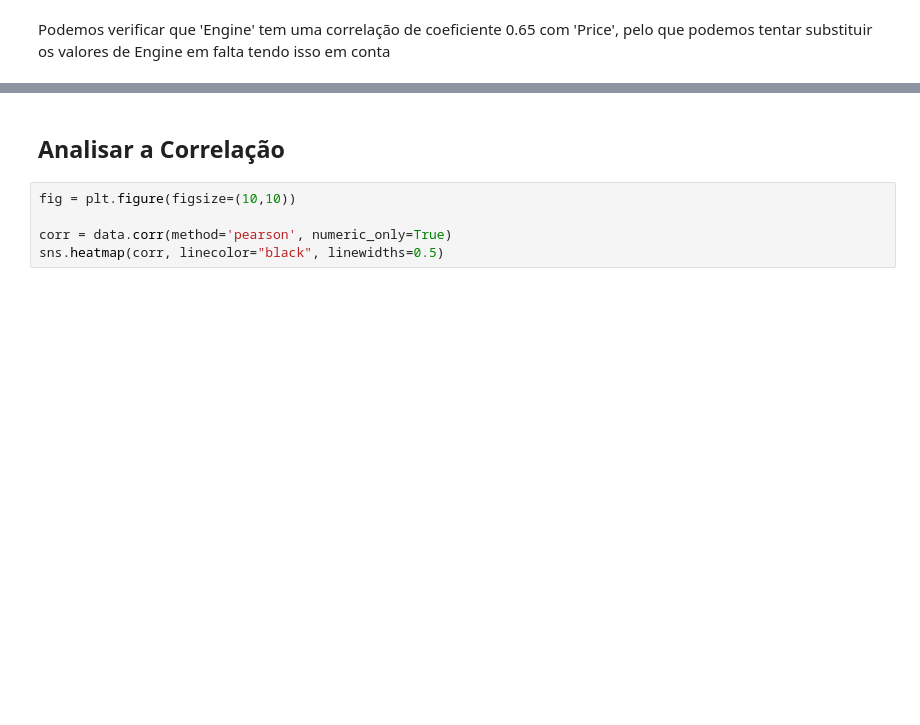
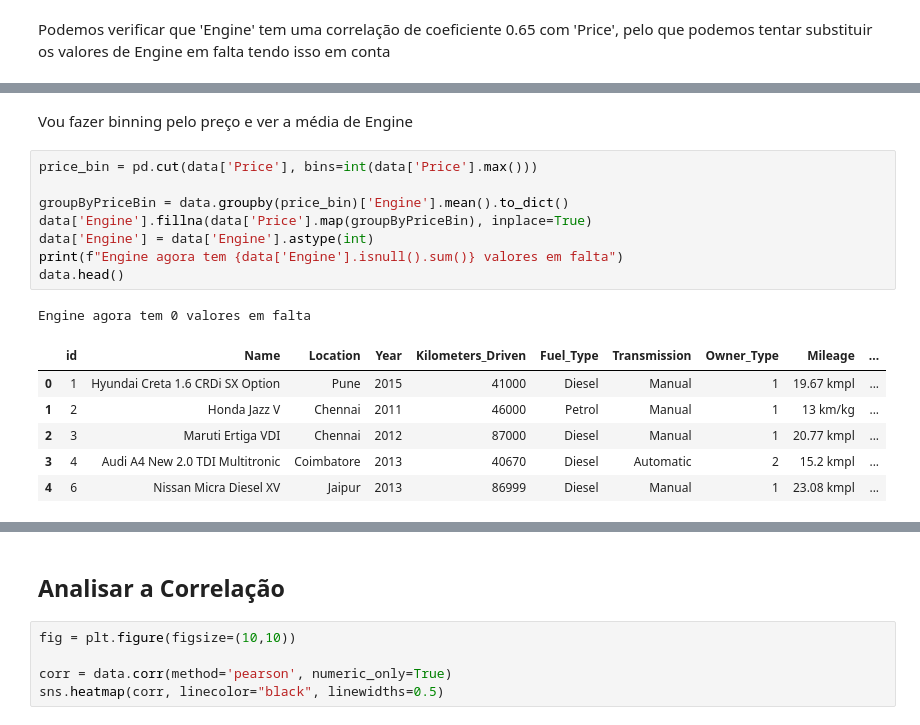
Before and after one commit to pedrops164/daa2324, a Jupyter notebook: grupo/src/FE_TBag.ipynb, the cells around one changed output, grey strips where cells are left out. Drawn from its saved outputs; the diff is of its cells as text; blank space fills up the shorter version.

```diff
--- a/grupo/src/FE_TBag.ipynb
+++ b/grupo/src/FE_TBag.ipynb
@@ -180,0 +212,18 @@ Podemos verificar que 'Engine' tem uma correlação de coeficiente 0.65 com 'Pri
+# %% [markdown]
+Vou fazer binning pelo preço e ver a média de Engine
+# %%
+price_bin = pd.cut(data['Price'], bins=int(data['Price'].max()))
+
+groupByPriceBin = data.groupby(price_bin)['Engine'].mean().to_dict()
+data['Engine'].fillna(data['Price'].map(groupByPriceBin), inplace=True)
+data['Engine'] = data['Engine'].astype(int)
+print(f"Engine agora tem {data['Engine'].isnull().sum()} valores em falta")
+data.head()
+# %% [output]
+Engine agora tem 0 valores em falta
+|  | id | Name | Location | Year | Kilometers_Driven | Fuel_Type | Transmission | Owner_Type | Mileage | ... |
+| 0 | 1 | Hyundai Creta 1.6 CRDi SX Option | Pune | 2015 | 41000 | Diesel | Manual | 1 | 19.67 kmpl | ... |
+| 1 | 2 | Honda Jazz V | Chennai | 2011 | 46000 | Petrol | Manual | 1 | 13 km/kg | ... |
+| 2 | 3 | Maruti Ertiga VDI | Chennai | 2012 | 87000 | Diesel | Manual | 1 | 20.77 kmpl | ... |
+| 3 | 4 | Audi A4 New 2.0 TDI Multitronic | Coimbatore | 2013 | 40670 | Diesel | Automatic | 2 | 15.2 kmpl | ... |
+| 4 | 6 | Nissan Micra Diesel XV | Jaipur | 2013 | 86999 | Diesel | Manual | 1 | 23.08 kmpl | ... |
```
Also changed, not shown: parts of 18 cells of this notebook, 2 other files.
